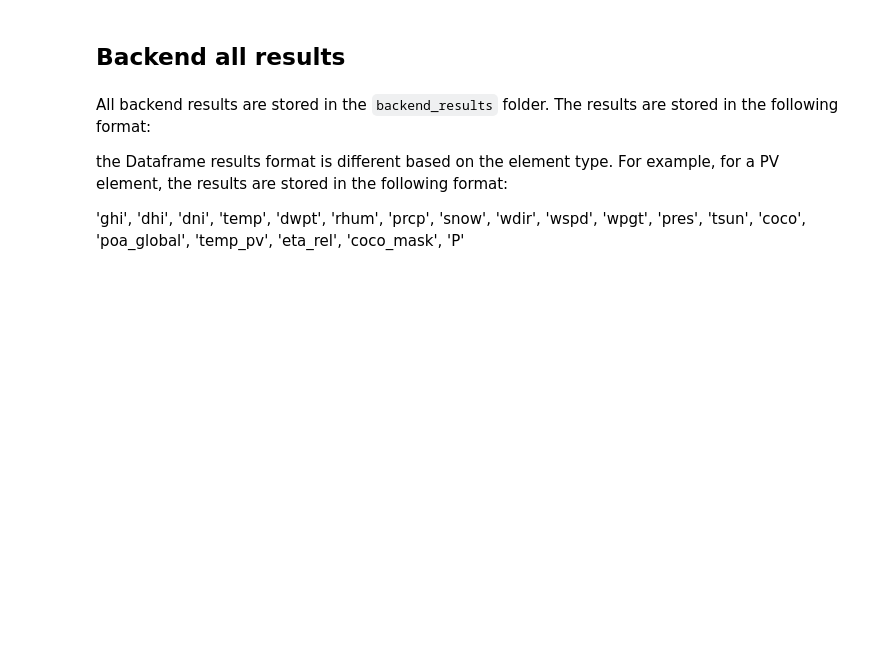
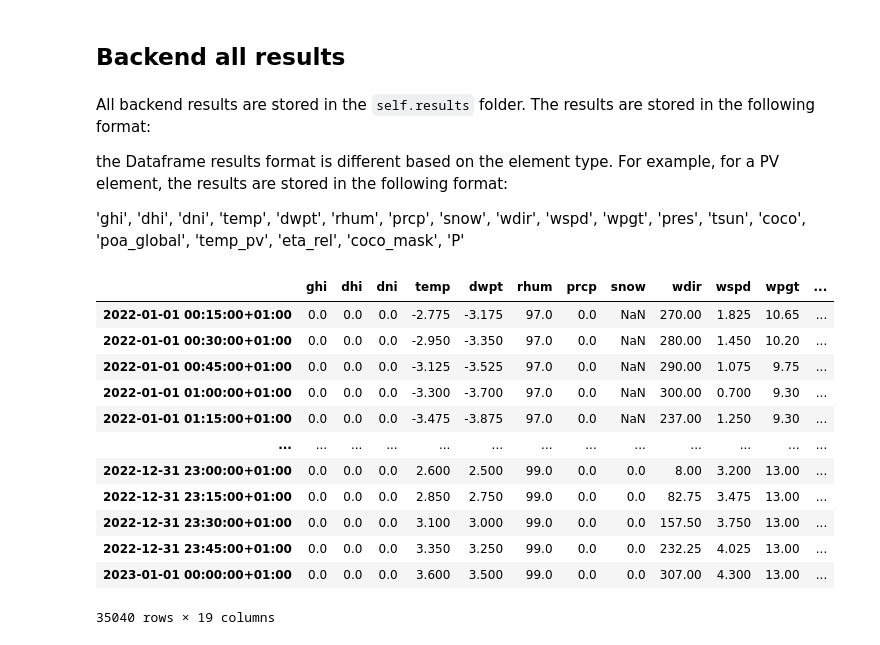
Before and after one commit to blazdob/consmodel, a Jupyter notebook: tutorials/pv_simple.ipynb, the cells around one changed output. Saved outputs shown, nothing was run; the diff lists cells and outputs as text; code cells hidden in the pictures; blank space fills up the shorter version.

```diff
--- a/tutorials/pv_simple.ipynb
+++ b/tutorials/pv_simple.ipynb
@@ -37,8 +37,24 @@ FutureWarning: weekofyear and week have been deprecated, please use DatetimeInde
 # %% [markdown]
 ## Backend all results
 # %% [markdown]
-All backend results are stored in the `backend_results` folder. The results are stored in the following format:
+All backend results are stored in the `self.results` folder. The results are stored in the following format:
 
 the Dataframe results format is different based on the element type. For example, for a PV element, the results are stored in the following format:
 
 'ghi', 'dhi', 'dni', 'temp', 'dwpt', 'rhum', 'prcp', 'snow', 'wdir', 'wspd', 'wpgt', 'pres', 'tsun', 'coco', 'poa_global', 'temp_pv', 'eta_rel', 'coco_mask', 'P'
+# %%
+pv.results
+# %% [output]
+|  | ghi | dhi | dni | temp | dwpt | rhum | prcp | snow | wdir | wspd | wpgt | ... |
+| 2022-01-01 00:15:00+01:00 | 0.0 | 0.0 | 0.0 | -2.775 | -3.175 | 97.0 | 0.0 | NaN | 270.00 | 1.825 | 10.65 | ... |
+| 2022-01-01 00:30:00+01:00 | 0.0 | 0.0 | 0.0 | -2.950 | -3.350 | 97.0 | 0.0 | NaN | 280.00 | 1.450 | 10.20 | ... |
+| 2022-01-01 00:45:00+01:00 | 0.0 | 0.0 | 0.0 | -3.125 | -3.525 | 97.0 | 0.0 | NaN | 290.00 | 1.075 | 9.75 | ... |
+| 2022-01-01 01:00:00+01:00 | 0.0 | 0.0 | 0.0 | -3.300 | -3.700 | 97.0 | 0.0 | NaN | 300.00 | 0.700 | 9.30 | ... |
+| 2022-01-01 01:15:00+01:00 | 0.0 | 0.0 | 0.0 | -3.475 | -3.875 | 97.0 | 0.0 | NaN | 237.00 | 1.250 | 9.30 | ... |
+| ... | ... | ... | ... | ... | ... | ... | ... | ... | ... | ... | ... | ... |
+| 2022-12-31 23:00:00+01:00 | 0.0 | 0.0 | 0.0 | 2.600 | 2.500 | 99.0 | 0.0 | 0.0 | 8.00 | 3.200 | 13.00 | ... |
+| 2022-12-31 23:15:00+01:00 | 0.0 | 0.0 | 0.0 | 2.850 | 2.750 | 99.0 | 0.0 | 0.0 | 82.75 | 3.475 | 13.00 | ... |
+| 2022-12-31 23:30:00+01:00 | 0.0 | 0.0 | 0.0 | 3.100 | 3.000 | 99.0 | 0.0 | 0.0 | 157.50 | 3.750 | 13.00 | ... |
+| 2022-12-31 23:45:00+01:00 | 0.0 | 0.0 | 0.0 | 3.350 | 3.250 | 99.0 | 0.0 | 0.0 | 232.25 | 4.025 | 13.00 | ... |
+| 2023-01-01 00:00:00+01:00 | 0.0 | 0.0 | 0.0 | 3.600 | 3.500 | 99.0 | 0.0 | 0.0 | 307.00 | 4.300 | 13.00 | ... |
+35040 rows × 19 columns
```
Also changed, not shown: parts of 2 cells of this notebook, 3 other files.
